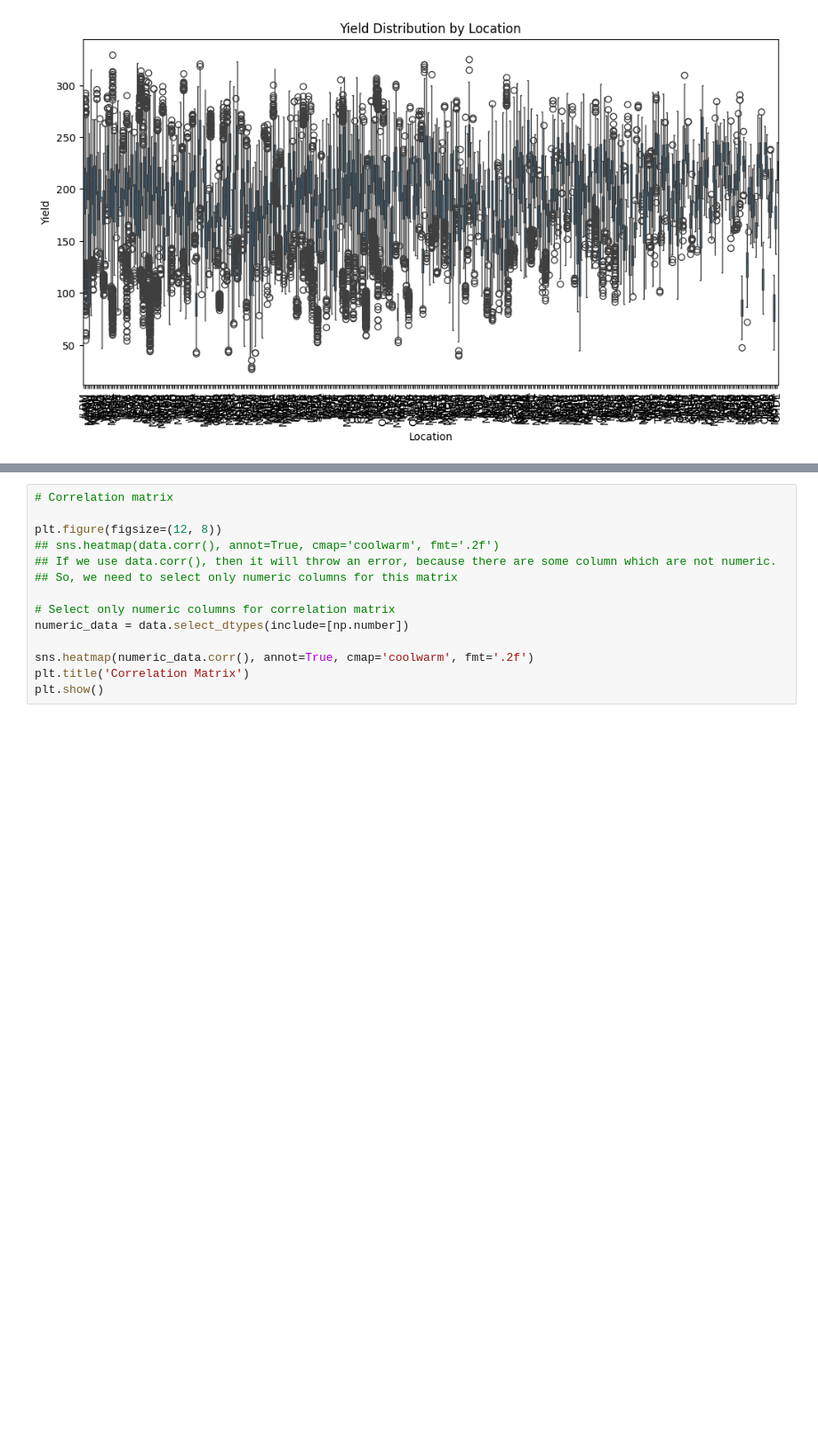
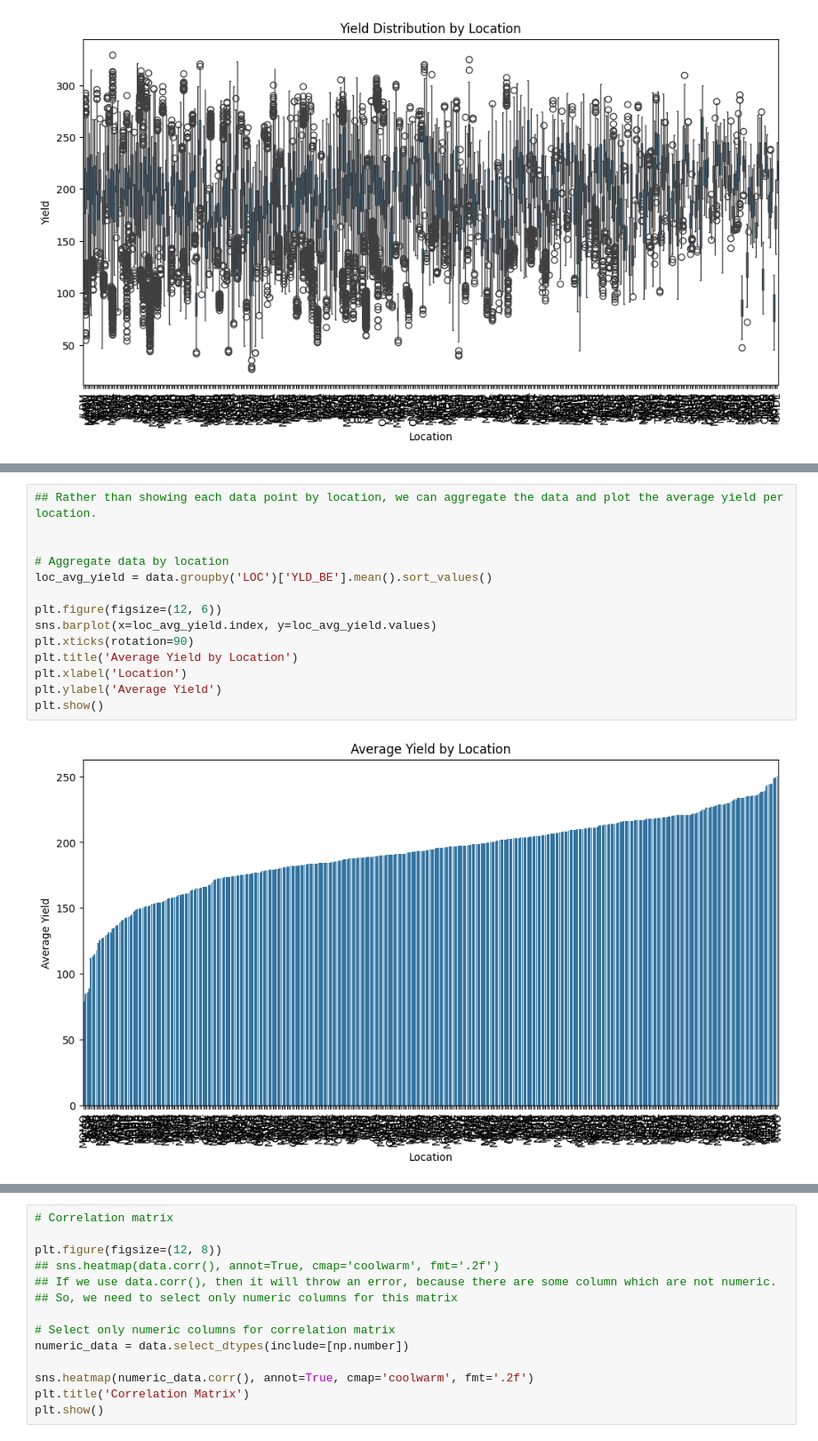
Before and after one commit to gurmindersingh12/Maize-Yield-Prediction-Analysis, a Jupyter notebook: 02_EDA.ipynb, the cells around one changed output, grey strips where cells are left out. Shown at 89% size. Saved outputs shown, nothing was run; the diff lists cells and outputs as text; blank space fills up the shorter version.

```diff
--- a/02_EDA.ipynb
+++ b/02_EDA.ipynb
@@ -118,0 +196,16 @@ plt.show()
+# %%
+## Rather than showing each data point by location, we can aggregate the data and plot the average yield per location.
+
+
+# Aggregate data by location
+loc_avg_yield = data.groupby('LOC')['YLD_BE'].mean().sort_values()
+
+plt.figure(figsize=(12, 6))
+sns.barplot(x=loc_avg_yield.index, y=loc_avg_yield.values)
+plt.xticks(rotation=90)
+plt.title('Average Yield by Location')
+plt.xlabel('Location')
+plt.ylabel('Average Yield')
+plt.show()
+# %% [output]
+[figure, added]
```
Also changed, not shown: parts of 10 cells of this notebook.
